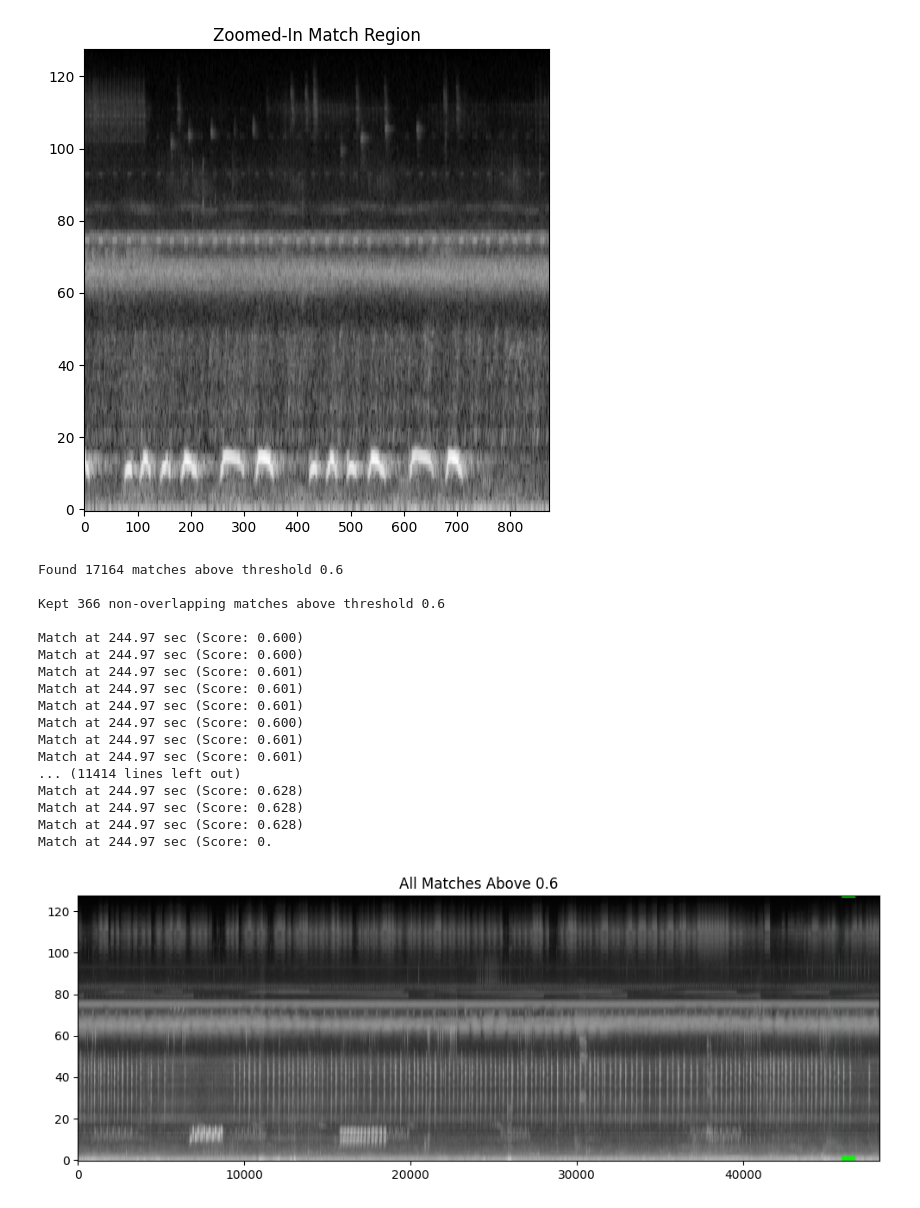
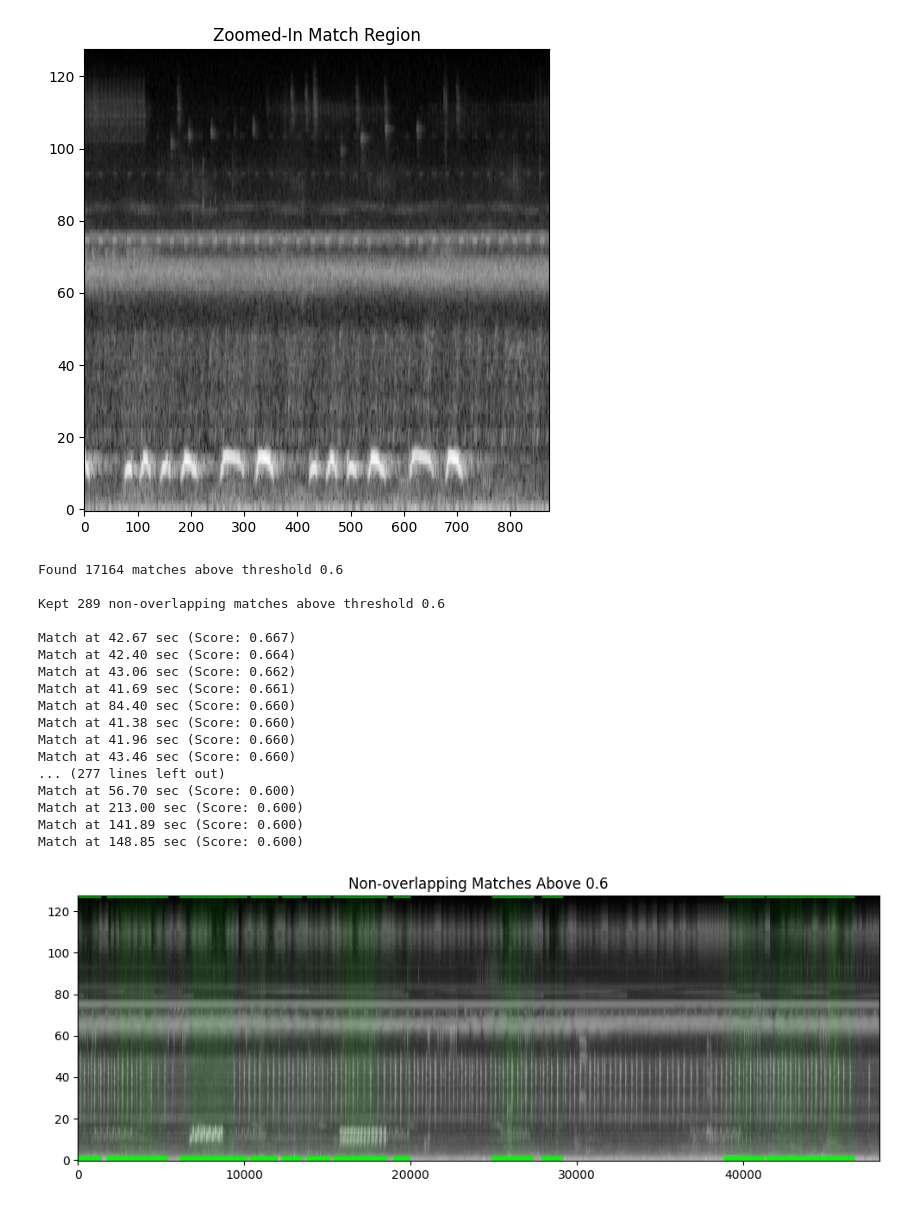
Before and after one commit to UCSD-E4E/pyha-analyzer-2.0, a Jupyter notebook: tm_testing.ipynb, the cells around one changed output. Saved outputs shown, nothing was run; the diff lists cells and outputs as text; code cells hidden in the pictures.

Commit message:
feat: Improved template matching to detect multiple matches

```diff
--- a/tm_testing.ipynb
+++ b/tm_testing.ipynb
@@ -112,54 +112,52 @@ locations = np.where(res >= THRESHOLD)
 matches = []
 for pt in zip(*locations[::-1]):
     x, y = pt
     score = res[y, x]
     matches.append((y, x, score))
 
-matches.sort(key=lambda x: x[1], reverse=True)
+matches.sort(key=lambda x: x[2], reverse=True)
 
 print(f"Found {len(matches)} matches above threshold {THRESHOLD}\n")
 
 selected = []
-taken_cols = []
-
 for y, x, score in matches:
     if all(abs(x - xc) > SUPPRESSION_DISTANCE for _, xc, _ in selected):
         selected.append((y, x, score))
 
 print(f"Kept {len(selected)} non-overlapping matches above threshold {THRESHOLD}\n")
 
 seconds_per_col = 512 / sr_clip
-template_cols = template_img.shape[1]
 
 plt.figure(figsize=(12, 4))
 vis = cv.cvtColor(clip_img, cv.COLOR_GRAY2BGR)
-for y, x, score in matches:
-    top_left = pt
-    bottom_right = (pt[0] + template_img.shape[1], pt[1] + template_img.shape[0])
+
+for y, x, score in selected:
+    top_left = (x, y)
+    bottom_right = (x + template_img.shape[1], y + template_img.shape[0])
     cv.rectangle(vis, top_left, bottom_right, (0, 255, 0), 2)
 
-    timestamp = pt[0] * seconds_per_col
+    timestamp = x * seconds_per_col
     print(f"Match at {timestamp:.2f} sec (Score: {score:.3f})")
 
 plt.imshow(vis, aspect='auto', origin='lower', cmap='gray')
-plt.title(f"All Matches Above {THRESHOLD}")
+plt.title(f"Non-overlapping Matches Above {THRESHOLD}")
 plt.show()
 # %% [output]
 Found 17164 matches above threshold 0.6
 
-Kept 366 non-overlapping matches above threshold 0.6
+Kept 289 non-overlapping matches above threshold 0.6
 
-Match at 244.97 sec (Score: 0.600)
-Match at 244.97 sec (Score: 0.600)
-Match at 244.97 sec (Score: 0.601)
-Match at 244.97 sec (Score: 0.601)
-Match at 244.97 sec (Score: 0.601)
-Match at 244.97 sec (Score: 0.600)
-Match at 244.97 sec (Score: 0.601)
-Match at 244.97 sec (Score: 0.601)
-... (11414 lines left out)
-Match at 244.97 sec (Score: 0.628)
-Match at 244.97 sec (Score: 0.628)
-Match at 244.97 sec (Score: 0.628)
-Match at 244.97 sec (Score: 0.
+Match at 42.67 sec (Score: 0.667)
+Match at 42.40 sec (Score: 0.664)
+Match at 43.06 sec (Score: 0.662)
+Match at 41.69 sec (Score: 0.661)
+Match at 84.40 sec (Score: 0.660)
+Match at 41.38 sec (Score: 0.660)
+Match at 41.96 sec (Score: 0.660)
+Match at 43.46 sec (Score: 0.660)
+... (277 lines left out)
+Match at 56.70 sec (Score: 0.600)
+Match at 213.00 sec (Score: 0.600)
+Match at 141.89 sec (Score: 0.600)
+Match at 148.85 sec (Score: 0.600)
-[figure, old version]
+[figure, new version]
```
Also changed, not shown: parts of 1 cell of this notebook.
